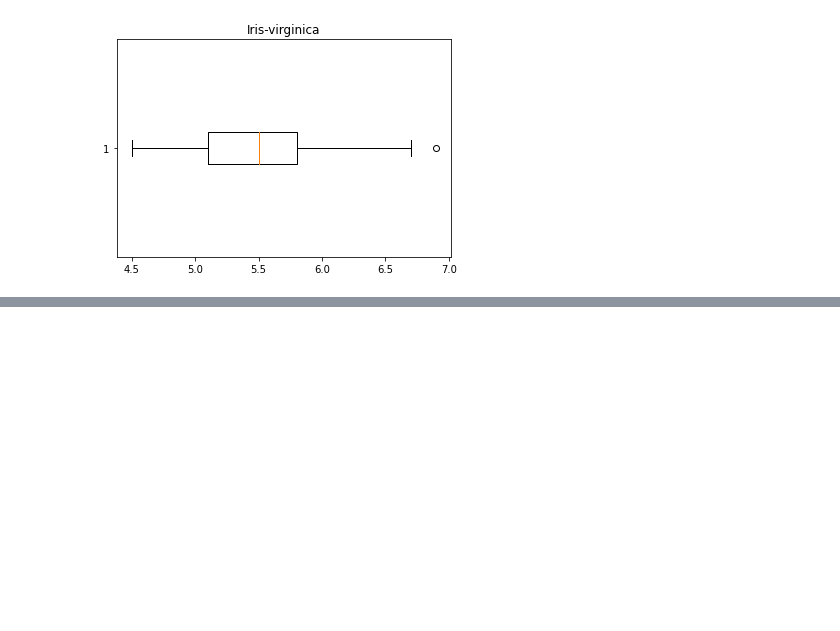
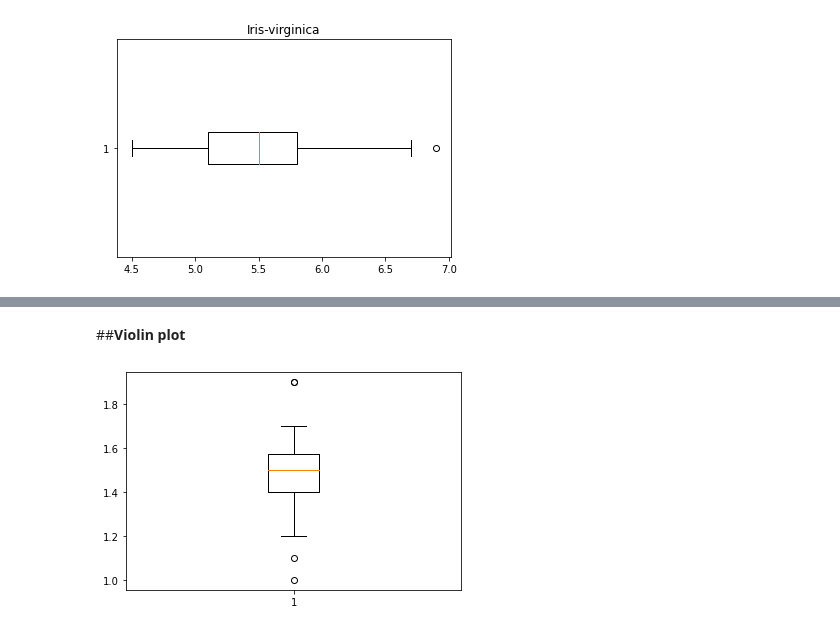
Before and after one commit to gameaphiwat/data_viz_2022, a Jupyter notebook: DataViz02_Data_Distribution.ipynb, the cells around one changed output, grey strips where cells are left out. Cells and saved outputs as stored; diff of their text form; code cells hidden in the pictures; blank space fills up the shorter version.

```diff
--- a/DataViz02_Data_Distribution.ipynb
+++ b/DataViz02_Data_Distribution.ipynb
@@ -369,0 +426,6 @@ Text(0.5, 1.0, 'Iris-virginica')
+# %% [markdown]
+##**Violin plot**
+# %%
+bb = plt.boxplot(df['PetalLength'][:50])
+# %% [output]
+[figure, added]
```
Also changed, not shown: parts of 14 cells of this notebook.
